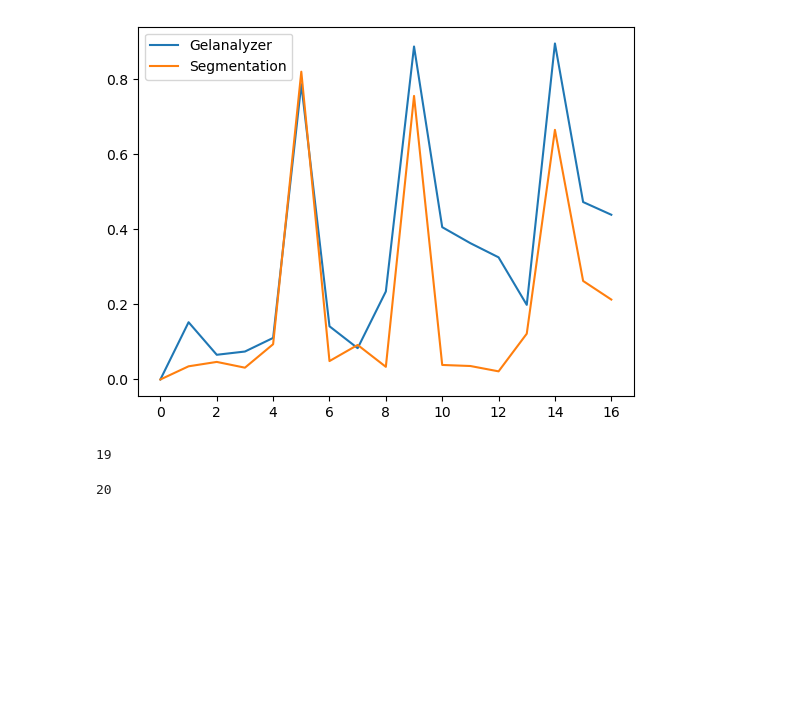
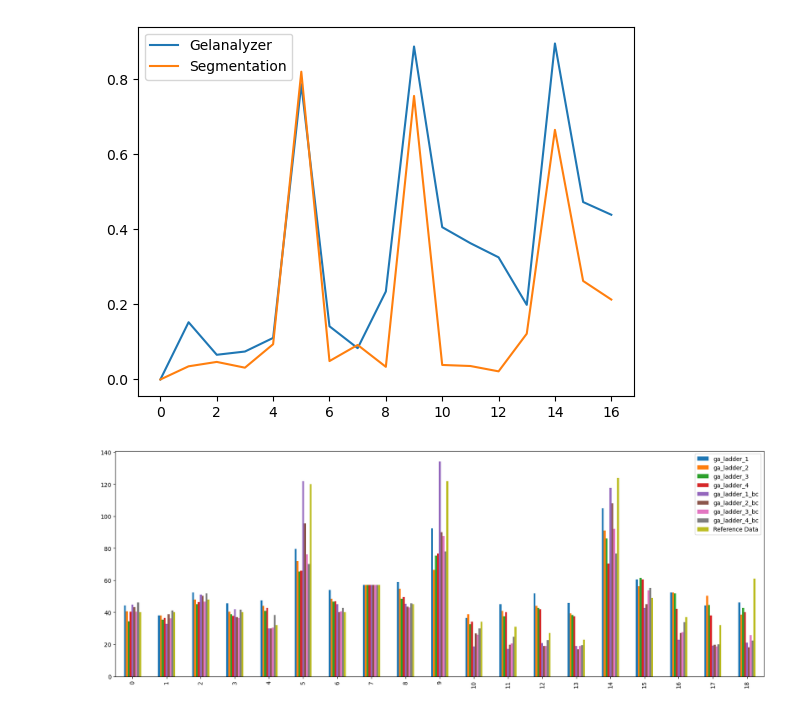
Before and after one commit to mattaq31/GelGenie, a Jupyter notebook: gelgenie/data_analysis/lab_gel_quantitation.ipynb, the cells around one changed output. Drawn from its saved outputs; the diff is of its cells as text; code cells hidden in the pictures; blank space fills up the shorter version.

```diff
--- a/gelgenie/data_analysis/lab_gel_quantitation.ipynb
+++ b/gelgenie/data_analysis/lab_gel_quantitation.ipynb
@@ -272,11 +272,44 @@ plt.legend()
 pass
 # %% [output]
 [figure]
-# %%
-len(gel_analyzer_results)
-# %% [output]
-19
-# %%
-len(seg_results)
-# %% [output]
-20
+# %%
+g_file = '/Users/matt/Desktop/g_export.txt'
+
+with open(g_file, 'r') as f:
+    g_data = f.readlines()
+# %%
+import pandas as pd
+key_data = []
+update_key = False
+
+naming = ['ga_ladder_1', 'ga_ladder_2', 'ga_ladder_3', 'ga_ladder_4', 'ga_ladder_1_bc', 'ga_ladder_2_bc', 'ga_ladder_3_bc', 'ga_ladder_4_bc']
+inner_list = []
+
+for line in g_data:
+    if line.startswith('\n'):
+        update_key = True
+        continue
+    if update_key:
+        update_key = False
+        key_data.append(inner_list)
+        inner_list = []
+    info = line.split('\t')
+    inner_list.append(int(info[3]))
+key_data.append(inner_list)
+final_dict = {}
+for name, data in zip(naming, key_data):
+    final_dict[name] = data
+
+df = pd.DataFrame.from_dict(final_dict)
+
+ref_data = [40, 40, 48, 40, 32, 120, 40, 57, 45, 122, 34, 31, 27, 23, 124, 49, 37, 32, 61]
+
+df['Reference Data'] = ref_data
+df.to_csv('/Users/matt/Desktop/ga_results.csv',index=False)
+# %%
+ref_pos = 7
+fig, ax = plt.subplots(figsize=(20,7))
+df.divide(df.iloc[ref_pos]).multiply(ref_data[ref_pos]).plot.bar(ax=ax)
+pass
+# %% [output]
+[figure, added]
```
Also changed, not shown: 27 other files.
